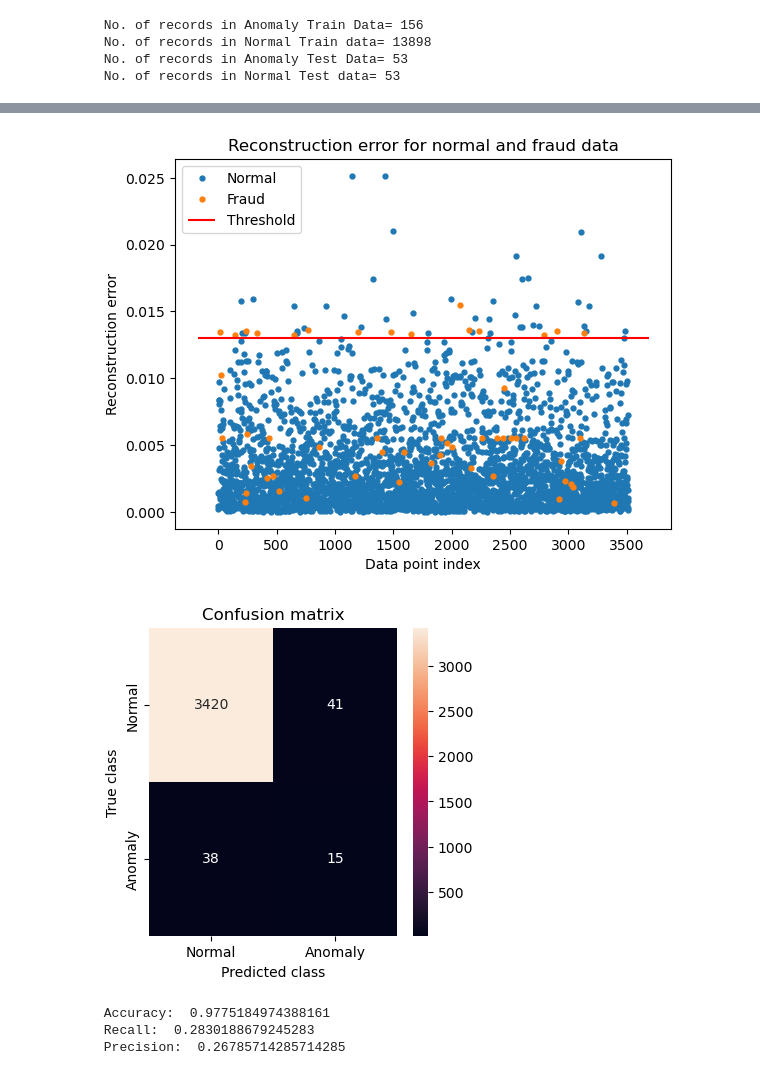
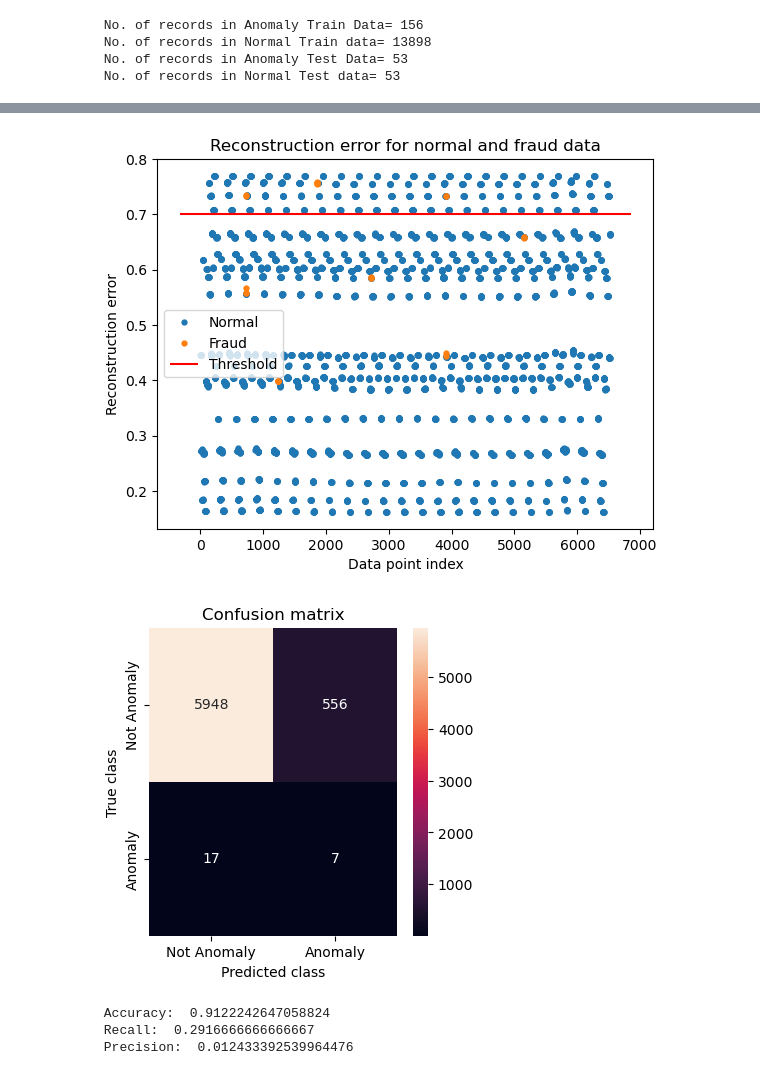
Before and after one commit to ChetanaRajabhoj/kagglex-project, a Jupyter notebook: notebooks/4.0-cr-model-1-autoencoder.ipynb, the cells around one changed output, grey strips where cells are left out. Saved outputs shown, nothing was run; the diff lists cells and outputs as text; code cells hidden in the pictures.

```diff
--- a/notebooks/4.0-cr-model-1-autoencoder.ipynb
+++ b/notebooks/4.0-cr-model-1-autoencoder.ipynb
@@ -164,7 +165,7 @@ Trainable params: 356
 Non-trainable params: 0
 _________________________________________________________________
 # %%
-cp = tf.keras.callbacks.ModelCheckpoint(filepath="autoencoder_fraud.h5",mode='min', monitor='val_loss', verbose=2, save_best_only=True)
+cp = tf.keras.callbacks.ModelCheckpoint(filepath="autoencoder_anomaly.h5",mode='min', monitor='val_loss', verbose=2, save_best_only=True)
 # define our early stopping
 early_stop = tf.keras.callbacks.EarlyStopping(
     monitor='val_loss',
@@ -174,15 +175,19 @@ early_stop = tf.keras.callbacks.EarlyStopping(
     mode='min',
     restore_best_weights=True)
 # %%
-autoencoder.compile(metrics=['accuracy'],
-                    loss='mean_squared_error',
-                    optimizer='adam')
+# autoencoder.compile(metrics=['accuracy'],
+#                     loss='mean_squared_error',
+#                     optimizer='adam')
+
+autoencoder.compile(optimizer='adam',
+              loss=tf.keras.losses.BinaryCrossentropy(),
+              metrics=[tf.keras.metrics.AUC()])
 # %%
-history = autoencoder.fit(normal_train_data, normal_train_data,
+history = autoencoder.fit(X_train, X_train,
                     epochs=nb_epoch,
                     batch_size=batch_size,
-                    shuffle=True,
-                    validation_data=(test_data, test_data),
+                    shuffle=False,
+                    validation_data=(X_test, X_test),
                     verbose=1,
                     callbacks=[cp, early_stop]
                     ).history
@@ -218,6 +223,6 @@ plt.show()
 # %%
-test_x_predictions = autoencoder.predict(test_data)
-mse = np.mean(np.power(test_data - test_x_predictions, 2), axis=1)
+X_test_predictions = autoencoder.predict(X_test)
+mse = np.mean(np.power(X_test - X_test_predictions, 2), axis=1)
 error_df = pd.DataFrame({'Reconstruction_error': mse,
-                        'True_class': test_labels})
+                        'True_class': y_test})
 # %% [output]
@@ -225,23 +230,23 @@ error_df = pd.DataFrame({'Reconstruction_error': mse,
 # %%
-threshold_fixed = 0.013
+threshold_fixed = 0.7
 groups = error_df.groupby('True_class')
 fig, ax = plt.subplots()
 for name, group in groups:
     ax.plot(group.index, group.Reconstruction_error, marker='o', ms=3.5, linestyle='',
             label= "Fraud" if name == 1 else "Normal")
 ax.hlines(threshold_fixed, ax.get_xlim()[0], ax.get_xlim()[1], colors="r", zorder=100, label='Threshold')
 ax.legend()
 plt.title("Reconstruction error for normal and fraud data")
 plt.ylabel("Reconstruction error")
 plt.xlabel("Data point index")
 plt.show();
 # %% [output]
-[figure, old version]
+[figure, new version]
 # %%
-threshold_fixed =0.013
-pred_y = [1 if e > threshold_fixed else 0 for e in error_df.Reconstruction_error.values]
-error_df['pred'] =pred_y
-conf_matrix = confusion_matrix(error_df.True_class, pred_y)
+threshold_fixed =0.030
+y_pred = [1 if e > threshold_fixed else 0 for e in error_df.Reconstruction_error.values]
+error_df['pred'] =y_pred
+conf_matrix = confusion_matrix(error_df.True_class, y_pred)
 plt.figure(figsize=(4, 4))
 sns.heatmap(conf_matrix, xticklabels=LABELS, yticklabels=LABELS, annot=True, fmt="d");
 plt.title("Confusion matrix")
@@ -253,7 +258,7 @@ print(" Accuracy: ",accuracy_score(error_df['True_class'], error_df['pred']))
 print(" Recall: ",recall_score(error_df['True_class'], error_df['pred']))
 print(" Precision: ",precision_score(error_df['True_class'], error_df['pred']))
 # %% [output]
-[figure, old version]
+[figure, new version]
- Accuracy:  0.9775184974388161
- Recall:  0.2830188679245283
- Precision:  0.26785714285714285
+ Accuracy:  0.9122242647058824
+ Recall:  0.2916666666666667
+ Precision:  0.012433392539964476
```
Also changed, not shown: parts of 16 cells of this notebook, 2 other files.
